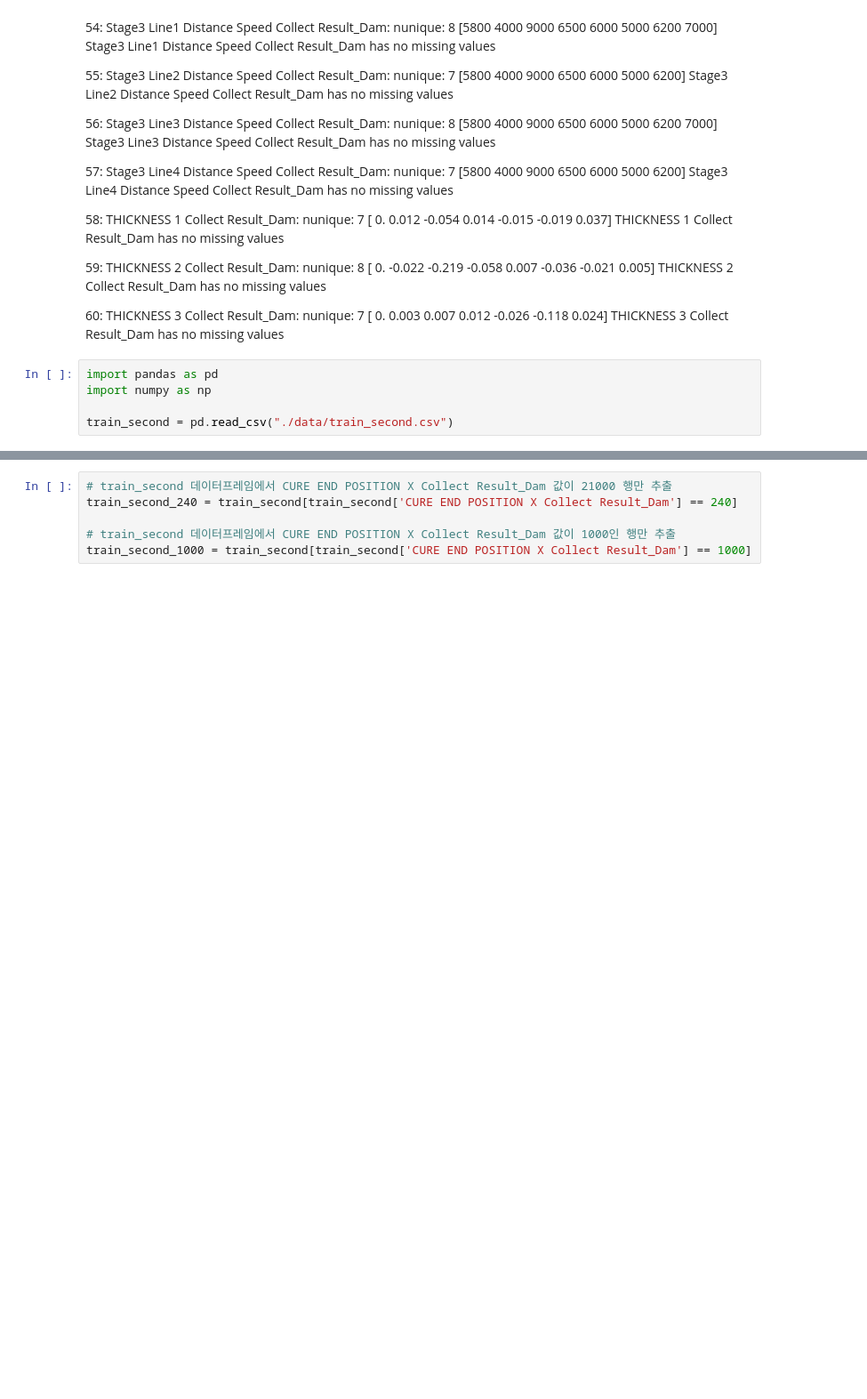
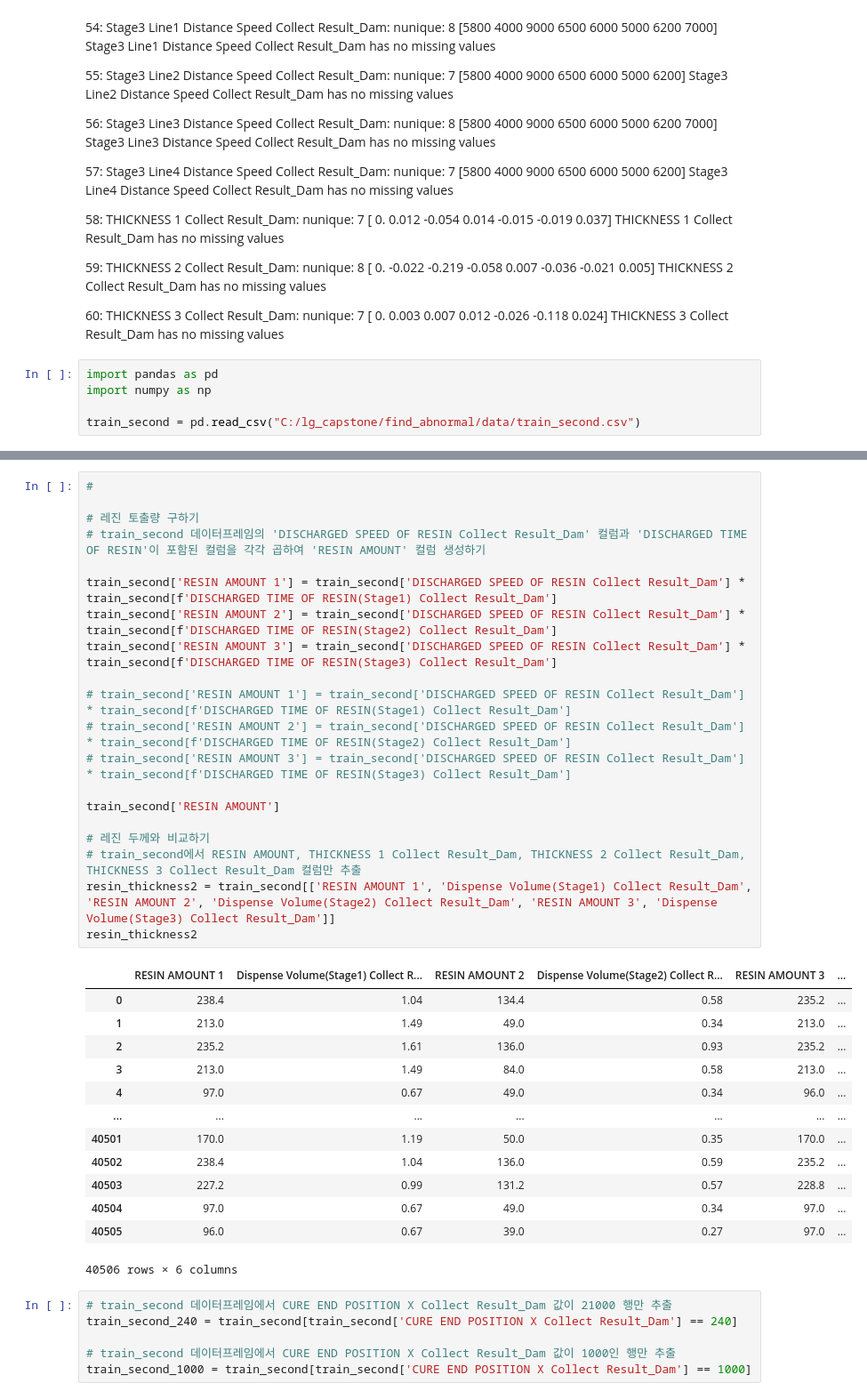
Before and after one commit to Downy-newlearner/find_abnormal, a Jupyter notebook: column_describing/column_describing_Dam.ipynb, the cells around one changed output, grey strips where cells are left out. Shown at 89% size. Cells and saved outputs as stored; diff of their text form; blank space fills up the shorter version.

```diff
--- a/column_describing/column_describing_Dam.ipynb
+++ b/column_describing/column_describing_Dam.ipynb
@@ -410,4 +410,4 @@ THICKNESS 3 Collect Result_Dam has no missing values
 import pandas as pd
 import numpy as np
 
-train_second = pd.read_csv("./data/train_second.csv")
+train_second = pd.read_csv("C:/lg_capstone/find_abnormal/data/train_second.csv")
@@ -414,3 +422,37 @@ train_second = pd.read_csv("./data/train_second.csv")
+# %%
+#
+
+# 레진 토출량 구하기
+# train_second 데이터프레임의 'DISCHARGED SPEED OF RESIN Collect Result_Dam' 컬럼과 'DISCHARGED TIME OF RESIN'이 포함된 컬럼을 각각 곱하여 'RESIN AMOUNT' 컬럼 생성하기
+
+train_second['RESIN AMOUNT 1'] = train_second['DISCHARGED SPEED OF RESIN Collect Result_Dam'] * train_second[f'DISCHARGED TIME OF RESIN(Stage1) Collect Result_Dam']
+train_second['RESIN AMOUNT 2'] = train_second['DISCHARGED SPEED OF RESIN Collect Result_Dam'] * train_second[f'DISCHARGED TIME OF RESIN(Stage2) Collect Result_Dam']
+train_second['RESIN AMOUNT 3'] = train_second['DISCHARGED SPEED OF RESIN Collect Result_Dam'] * train_second[f'DISCHARGED TIME OF RESIN(Stage3) Collect Result_Dam']
+
+# train_second['RESIN AMOUNT 1'] = train_second['DISCHARGED SPEED OF RESIN Collect Result_Dam'] * train_second[f'DISCHARGED TIME OF RESIN(Stage1) Collect Result_Dam']
+# train_second['RESIN AMOUNT 2'] = train_second['DISCHARGED SPEED OF RESIN Collect Result_Dam'] * train_second[f'DISCHARGED TIME OF RESIN(Stage2) Collect Result_Dam']
+# train_second['RESIN AMOUNT 3'] = train_second['DISCHARGED SPEED OF RESIN Collect Result_Dam'] * train_second[f'DISCHARGED TIME OF RESIN(Stage3) Collect Result_Dam']
+
+train_second['RESIN AMOUNT']
+
+# 레진 두께와 비교하기
+# train_second에서 RESIN AMOUNT, THICKNESS 1 Collect Result_Dam, THICKNESS 2 Collect Result_Dam, THICKNESS 3 Collect Result_Dam 컬럼만 추출
+resin_thickness2 = train_second[['RESIN AMOUNT 1', 'Dispense Volume(Stage1) Collect Result_Dam', 'RESIN AMOUNT 2', 'Dispense Volume(Stage2) Collect Result_Dam', 'RESIN AMOUNT 3', 'Dispense Volume(Stage3) Collect Result_Dam']]
+resin_thickness2
+# %% [output]
+|  | RESIN AMOUNT 1 | Dispense Volume(Stage1) Collect R... | RESIN AMOUNT 2 | Dispense Volume(Stage2) Collect R... | RESIN AMOUNT 3 | ... |
+| 0 | 238.4 | 1.04 | 134.4 | 0.58 | 235.2 | ... |
+| 1 | 213.0 | 1.49 | 49.0 | 0.34 | 213.0 | ... |
+| 2 | 235.2 | 1.61 | 136.0 | 0.93 | 235.2 | ... |
+| 3 | 213.0 | 1.49 | 84.0 | 0.58 | 213.0 | ... |
+| 4 | 97.0 | 0.67 | 49.0 | 0.34 | 96.0 | ... |
+| ... | ... | ... | ... | ... | ... | ... |
+| 40501 | 170.0 | 1.19 | 50.0 | 0.35 | 170.0 | ... |
+| 40502 | 238.4 | 1.04 | 136.0 | 0.59 | 235.2 | ... |
+| 40503 | 227.2 | 0.99 | 131.2 | 0.57 | 228.8 | ... |
+| 40504 | 97.0 | 0.67 | 49.0 | 0.34 | 97.0 | ... |
+| 40505 | 96.0 | 0.67 | 39.0 | 0.27 | 97.0 | ... |
+40506 rows × 6 columns
 # %%
 # train_second 데이터프레임에서 CURE END POSITION X Collect Result_Dam 값이 21000 행만 추출
 train_second_240 = train_second[train_second['CURE END POSITION X Collect Result_Dam'] == 240]
```
Also changed, not shown: parts of 1 cell of this notebook, 4 other files.
